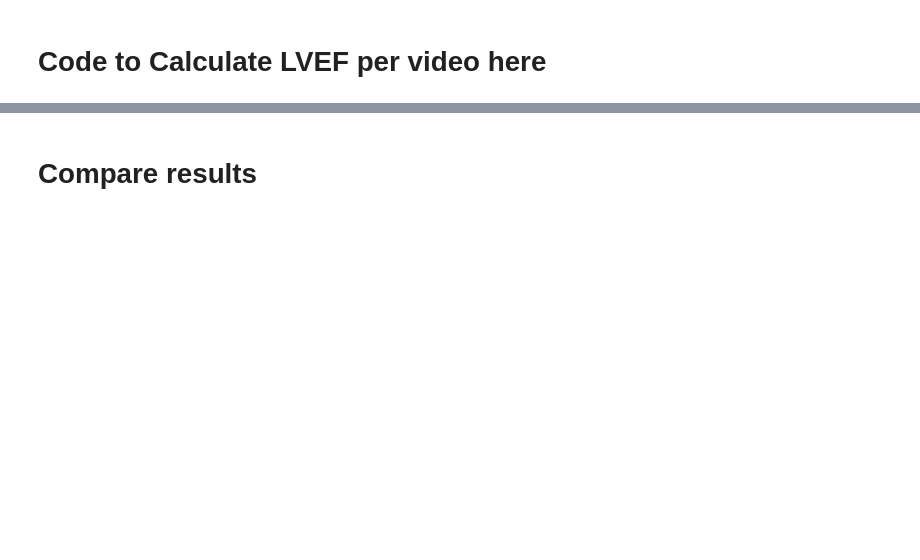
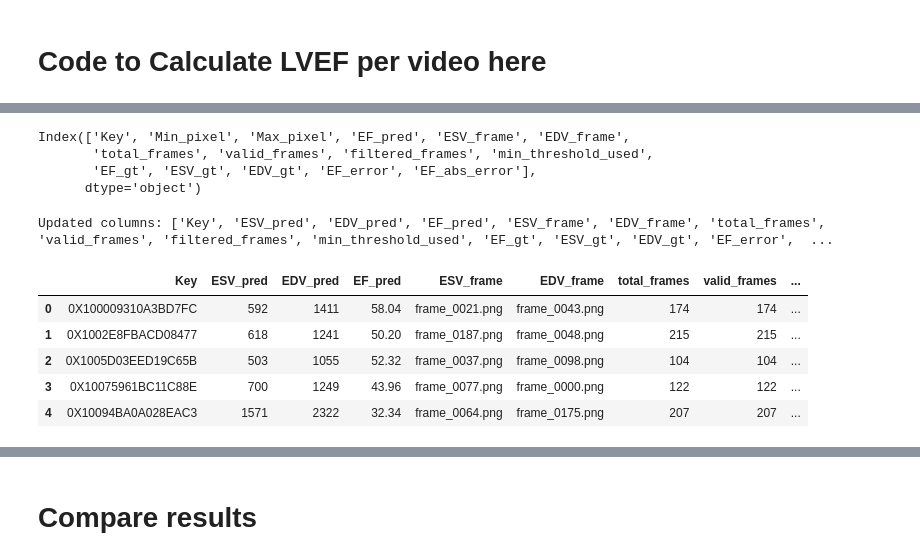
Before and after one commit to nrsjun/MachineLearning-LVEF-31005-, a Jupyter notebook: task3_measure_lvef.ipynb, the cells around one changed output, grey strips where cells are left out. Saved outputs shown, nothing was run; the diff lists cells and outputs as text; code cells hidden in the pictures; blank space fills up the shorter version.

```diff
--- a/task3_measure_lvef.ipynb
+++ b/task3_measure_lvef.ipynb
@@ -638,0 +737,28 @@ Sample results:
+# %%
+filtered =pd.read_csv('lvef_comparison_filtered_75px.csv')
+filtered.columns
+# %% [output]
+Index(['Key', 'Min_pixel', 'Max_pixel', 'EF_pred', 'ESV_frame', 'EDV_frame',
+       'total_frames', 'valid_frames', 'filtered_frames', 'min_threshold_used',
+       'EF_gt', 'ESV_gt', 'EDV_gt', 'EF_error', 'EF_abs_error'],
+      dtype='object')
+# %%
+# Fix the typo first
+filtered = pd.read_csv('lvef_comparison_filtered_75px.csv')
+
+# Rename Min_pixel and Max_pixel to ESV_pred and EDV_pred
+filtered = filtered.rename(columns={
+    'Min_pixel': 'ESV_pred',
+    'Max_pixel': 'EDV_pred'
+})
+
+print("Updated columns:", filtered.columns.tolist())
+filtered.head()
+# %% [output]
+Updated columns: ['Key', 'ESV_pred', 'EDV_pred', 'EF_pred', 'ESV_frame', 'EDV_frame', 'total_frames', 'valid_frames', 'filtered_frames', 'min_threshold_used', 'EF_gt', 'ESV_gt', 'EDV_gt', 'EF_error',  ...
+|  | Key | ESV_pred | EDV_pred | EF_pred | ESV_frame | EDV_frame | total_frames | valid_frames | ... |
+| 0 | 0X100009310A3BD7FC | 592 | 1411 | 58.04 | frame_0021.png | frame_0043.png | 174 | 174 | ... |
+| 1 | 0X1002E8FBACD08477 | 618 | 1241 | 50.20 | frame_0187.png | frame_0048.png | 215 | 215 | ... |
+| 2 | 0X1005D03EED19C65B | 503 | 1055 | 52.32 | frame_0037.png | frame_0098.png | 104 | 104 | ... |
+| 3 | 0X10075961BC11C88E | 700 | 1249 | 43.96 | frame_0077.png | frame_0000.png | 122 | 122 | ... |
+| 4 | 0X10094BA0A028EAC3 | 1571 | 2322 | 32.34 | frame_0064.png | frame_0175.png | 207 | 207 | ... |
```
Also changed, not shown: parts of 19 cells of this notebook, 1 other file.
